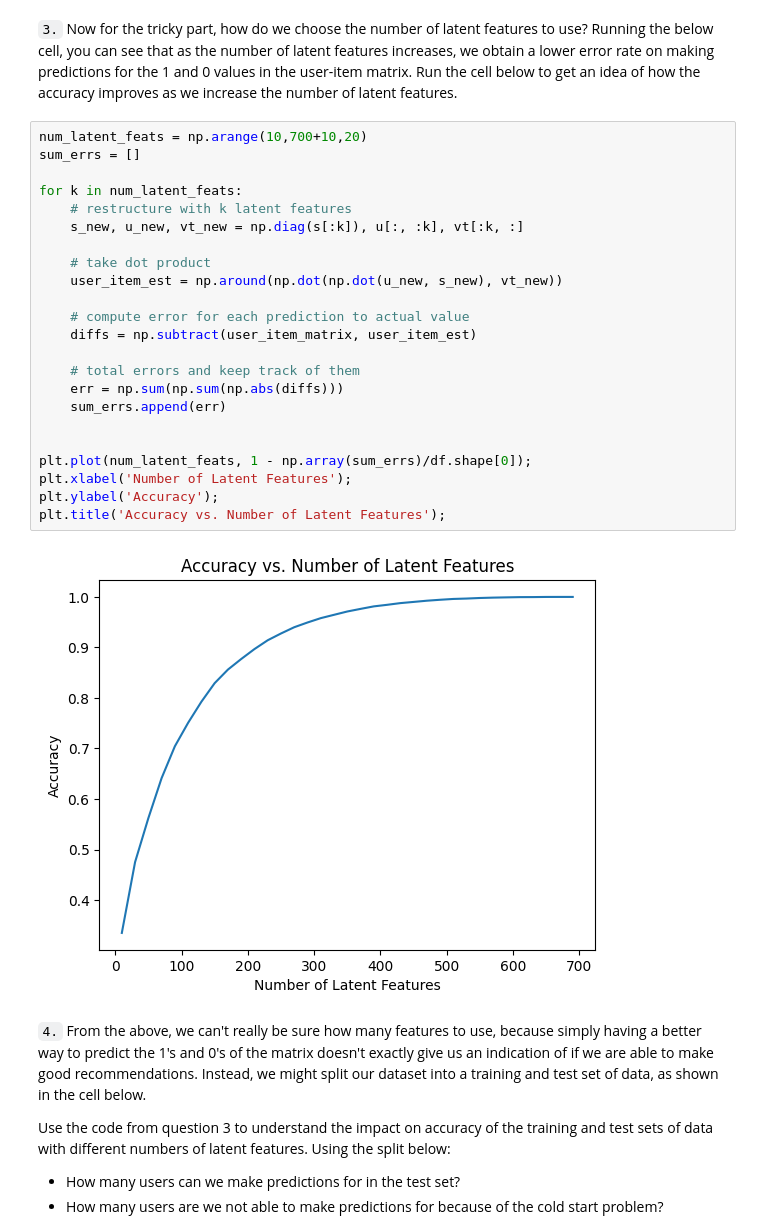
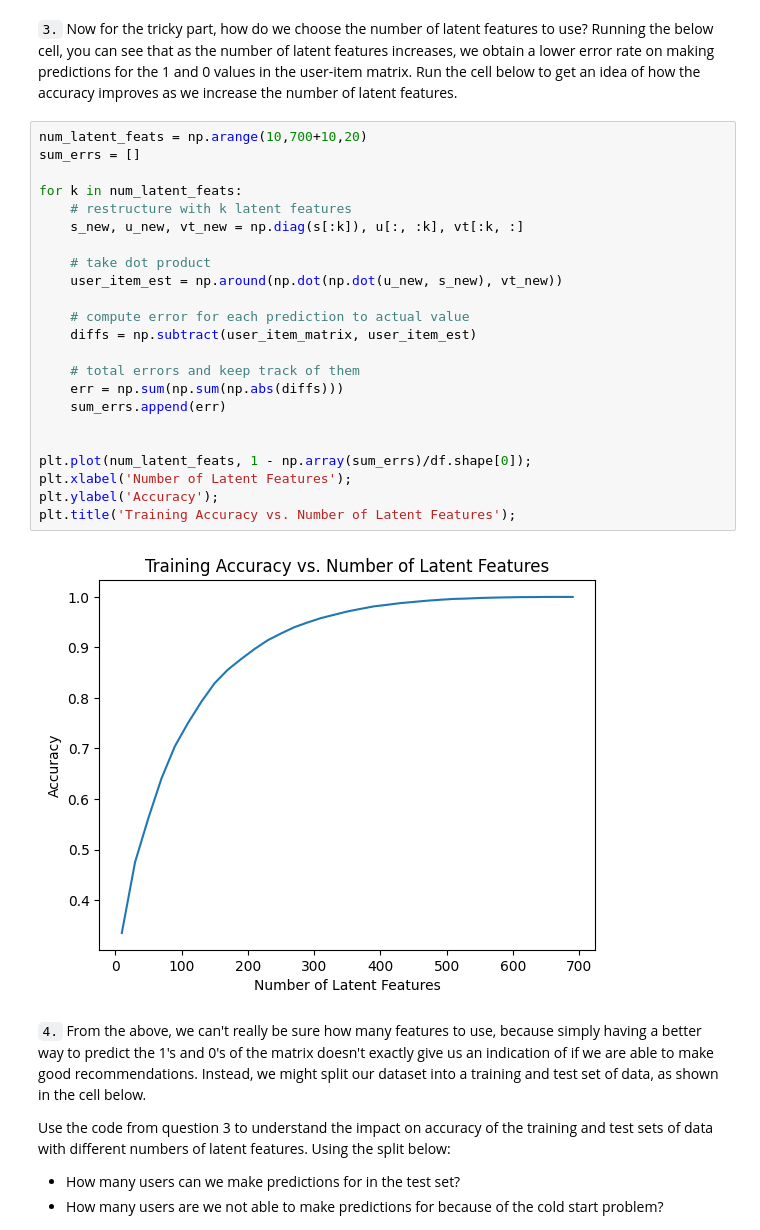
Before and after one commit to GianMan89/recommendation_engines, a Jupyter notebook: Recommendations_with_IBM.ipynb, the cells around one changed output. Saved outputs shown, nothing was run; the diff lists cells and outputs as text.

```diff
--- a/Recommendations_with_IBM.ipynb
+++ b/Recommendations_with_IBM.ipynb
@@ -693,28 +693,28 @@ u, s, vt = np.linalg.svd(user_item_matrix) # use the built in to get the three m
 # %%
 num_latent_feats = np.arange(10,700+10,20)
 sum_errs = []
 
 for k in num_latent_feats:
     # restructure with k latent features
     s_new, u_new, vt_new = np.diag(s[:k]), u[:, :k], vt[:k, :]
 
     # take dot product
     user_item_est = np.around(np.dot(np.dot(u_new, s_new), vt_new))
 
     # compute error for each prediction to actual value
     diffs = np.subtract(user_item_matrix, user_item_est)
 
     # total errors and keep track of them
     err = np.sum(np.sum(np.abs(diffs)))
     sum_errs.append(err)
 
 
 plt.plot(num_latent_feats, 1 - np.array(sum_errs)/df.shape[0]);
 plt.xlabel('Number of Latent Features');
 plt.ylabel('Accuracy');
-plt.title('Accuracy vs. Number of Latent Features');
+plt.title('Training Accuracy vs. Number of Latent Features');
 # %% [output]
-[figure, old version]
+[figure, new version]
 # %% [markdown]
 `4.` From the above, we can't really be sure how many features to use, because simply having a better way to predict the 1's and 0's of the matrix doesn't exactly give us an indication of if we are able to make good recommendations.  Instead, we might split our dataset into a training and test set of data, as shown in the cell below.
 
```
Also changed, not shown: parts of 8 cells of this notebook, 1 other file.
